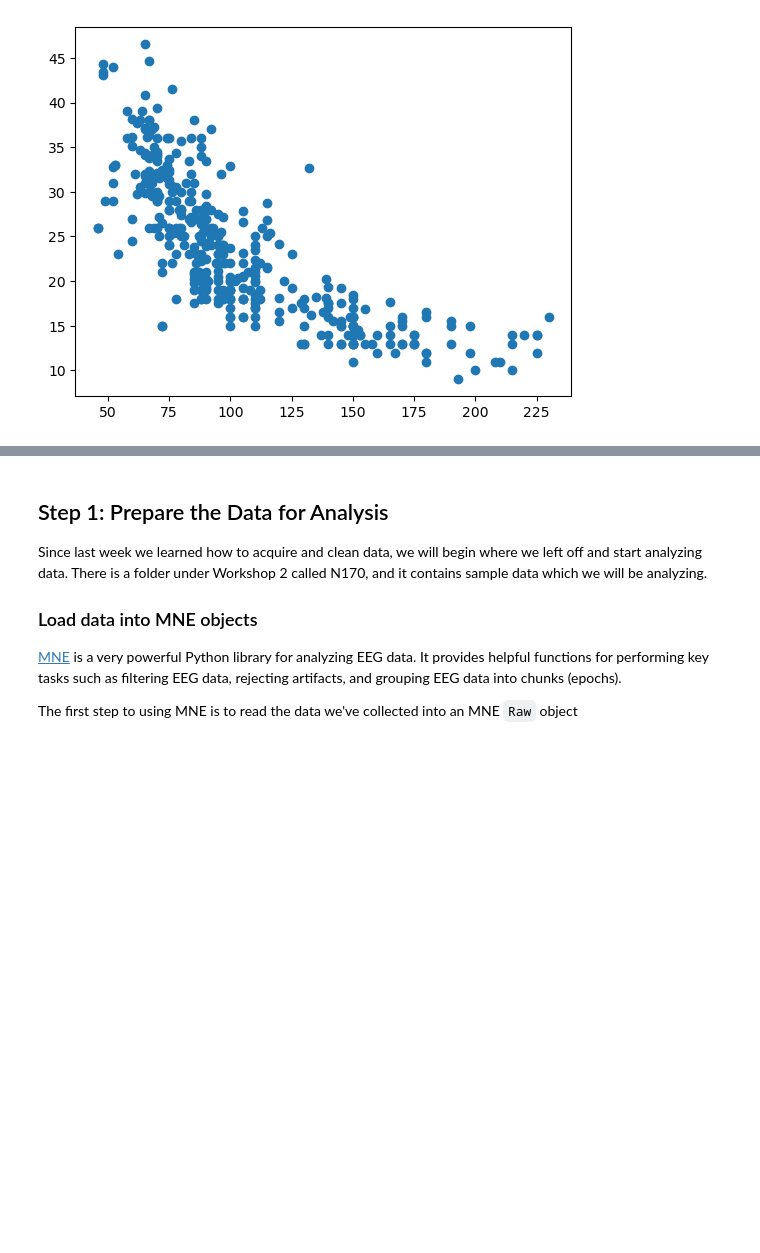
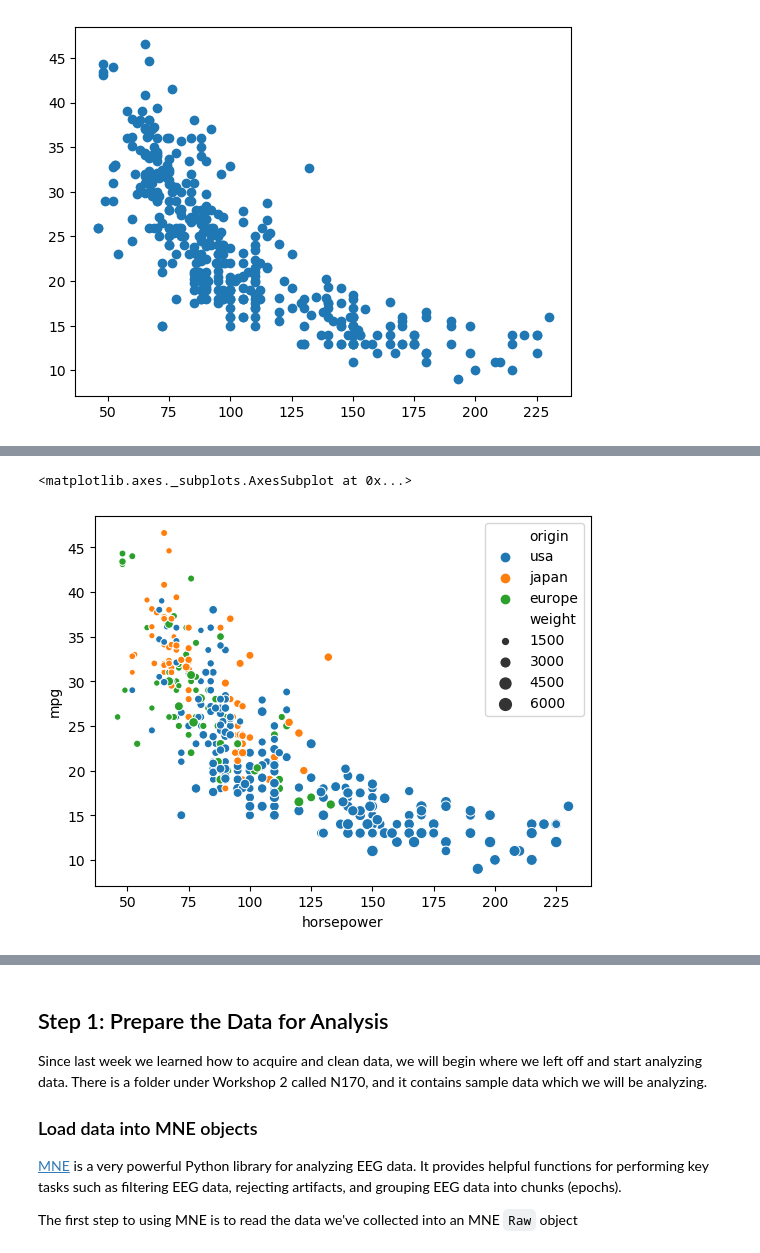
Before and after one commit to neurotech-berkeley/muse-workshops, a Jupyter notebook: Workshops/Workshop 2/W2 Data Visualization.ipynb, the cells around one changed output, grey strips where cells are left out. Saved outputs shown, nothing was run; the diff lists cells and outputs as text; code cells hidden in the pictures; blank space fills up the shorter version.

```diff
--- a/Workshops/Workshop 2/W2 Data Visualization.ipynb
+++ b/Workshops/Workshop 2/W2 Data Visualization.ipynb
@@ -148,0 +131,7 @@ fmri
+# %%
+#Now watch what else we can add to this with seaborn!
+sns.scatterplot(x = 'horsepower',y = 'mpg',data = mpg, hue = 'origin', size = 'weight')
+#seaborn automatically classifies the data! WOW!
+# %% [output]
+<matplotlib.axes._subplots.AxesSubplot at 0x...>
+[figure, added]
```
Also changed, not shown: parts of 15 cells of this notebook, 2 other files.
